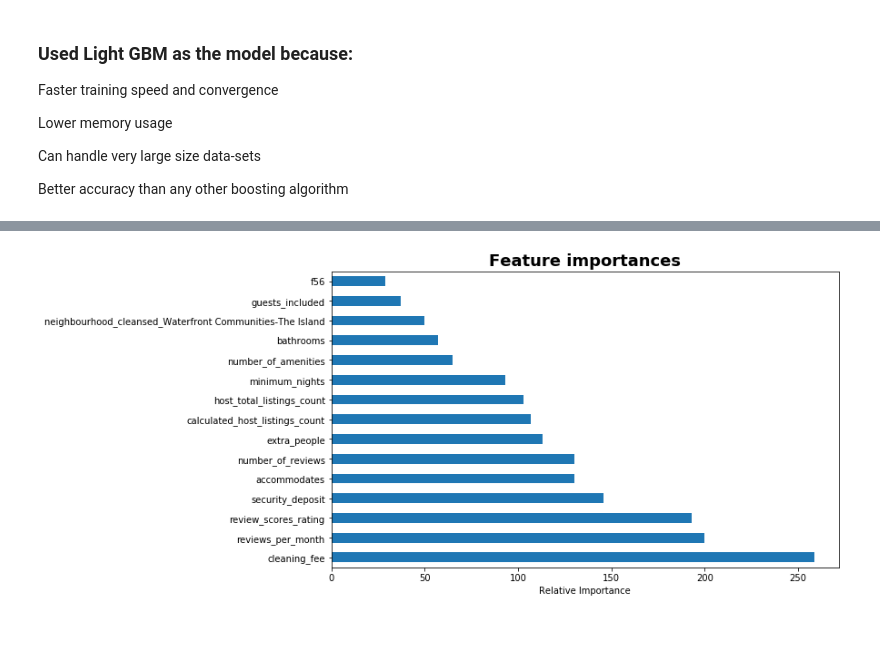
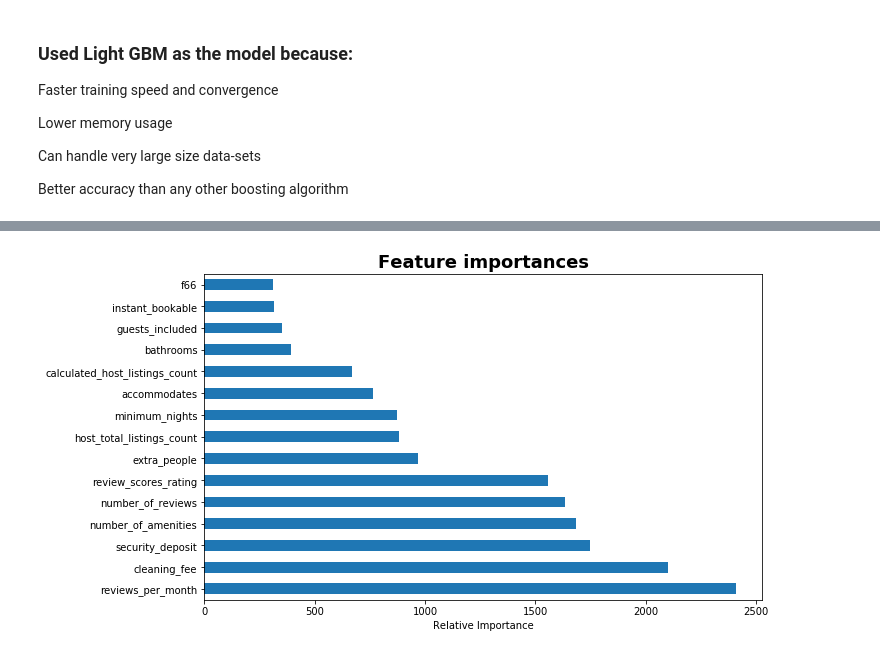
Before and after one commit to samsachdeva183/airbnb, a Jupyter notebook: notebook.ipynb, the cells around one changed output, grey strips where cells are left out. Cells and saved outputs as stored; diff of their text form; code cells hidden in the pictures.

```diff
--- a/notebook.ipynb
+++ b/notebook.ipynb
@@ -438,5 +550,5 @@ df_amenities = df_amenities.drop('f0',1)
 # %%
-data_clean.drop('amenities',axis=1, inplace=True)
+X_train.drop('amenities',axis=1, inplace=True)
 # %%
-listing_data = pd.concat([data_clean, df_amenities], axis=1,join = 'inner')
+X_train = pd.concat([X_train, df_amenities], axis=1,join = 'inner')
 # %%
@@ -469,22 +579,20 @@ Can handle very large size data-sets
 
 Better accuracy than any other boosting algorithm
 # %%
-def train_and_test(df, model, test_size=0.2):
-    target = df['price']
-    features = df.copy().drop('price', axis=1)
+model = LGBMRegressor(n_estimators=1000)
 
-    X_train, X_test, y_train, y_test = train_test_split(
-        features, target, test_size=test_size, random_state=42)
+model.fit(X_train, y_train)
+y_test_pred = model.predict(X_test)
+print('R^2 test: %.3f' % (r2_score(y_test, y_test_pred)))
 
-    model.fit(X_train, y_train)
-    y_pred = model.predict(X_test)
-    print('R^2 test: %.3f' % (r2_score(y_test, y_pred)))
-    pred = np.round(np.exp(y_pred) + 1, 1)
-    actual = np.round(np.exp(y_test) + 1, 1)
-    plt.scatter(actual.as_matrix(), pred)
-    plt.title('Predicted vs. Actual Price', fontsize=18, fontweight='bold')
-    plt.xlabel('Actual Listing Price')
-    plt.ylabel('Predicted Listing Price')
-    plt.show()
+y_pred = model.predict(X_train)
+print('R^2 train: %.3f' % (r2_score(y_train, y_pred)))
 
-    return model
+pred = np.round(np.exp(y_test_pred) + 1, 1)
+actual = np.round(np.exp(y_test) + 1, 1)
+
+plt.scatter(actual, pred)
+plt.title('Predicted vs. Actual Price on test data', fontsize=18, fontweight='bold')
+plt.xlabel('Actual Listing Price')
+plt.ylabel('Predicted Listing Price')
+plt.show()
@@ -494,4 +604 @@ def train_and_test(df, model, test_size=0.2):
 ## Feature Importances are also reported from the model
-# %%
-model = LGBMRegressor()
-trained_model = train_and_test(listing_data, model, 0.3)
@@ -501,9 +605,8 @@ R^2 test: 0.728
 # %%
-feat_imp = pd.Series(trained_model.feature_importances_,
-                     index=listing_data.columns.drop('price'))
+feat_imp = pd.Series(model.feature_importances_, index=X_train.columns)
 feat_imp.nlargest(15).plot(kind='barh', figsize=(10, 6))
 plt.xlabel('Relative Importance')
 plt.title("Feature importances", fontsize=18, fontweight='bold')
 plt.show()
 # %% [output]
-[figure, old version]
+[figure, new version]
```
Also changed, not shown: parts of 67 cells of this notebook, 1 other file.
